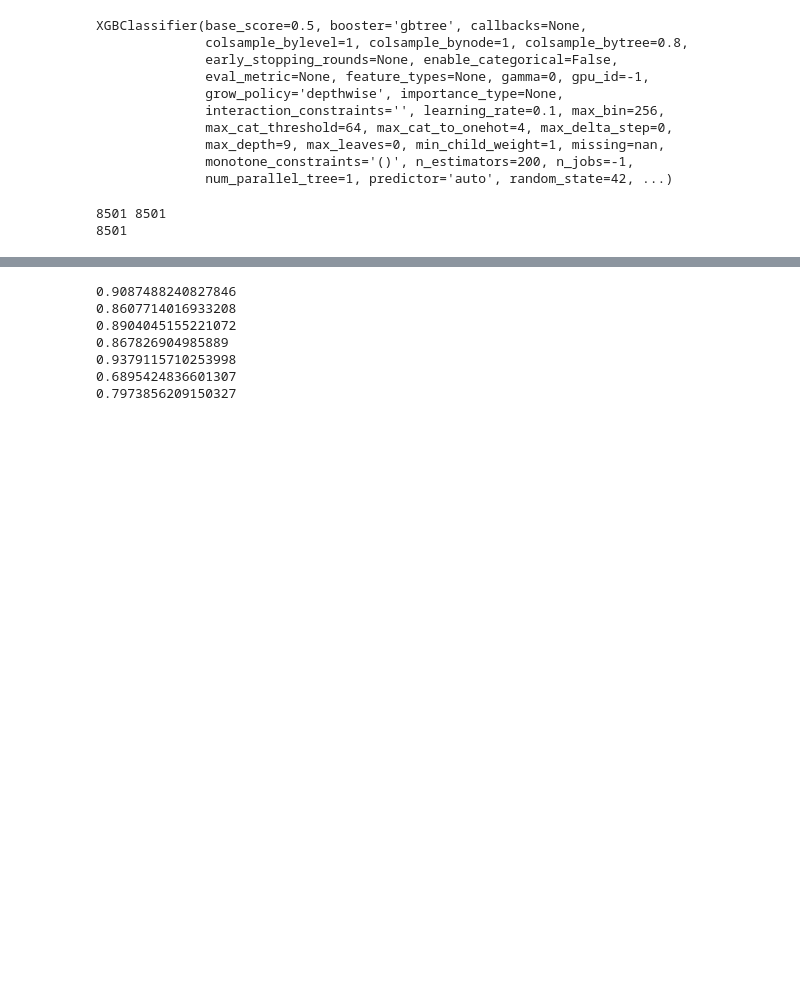
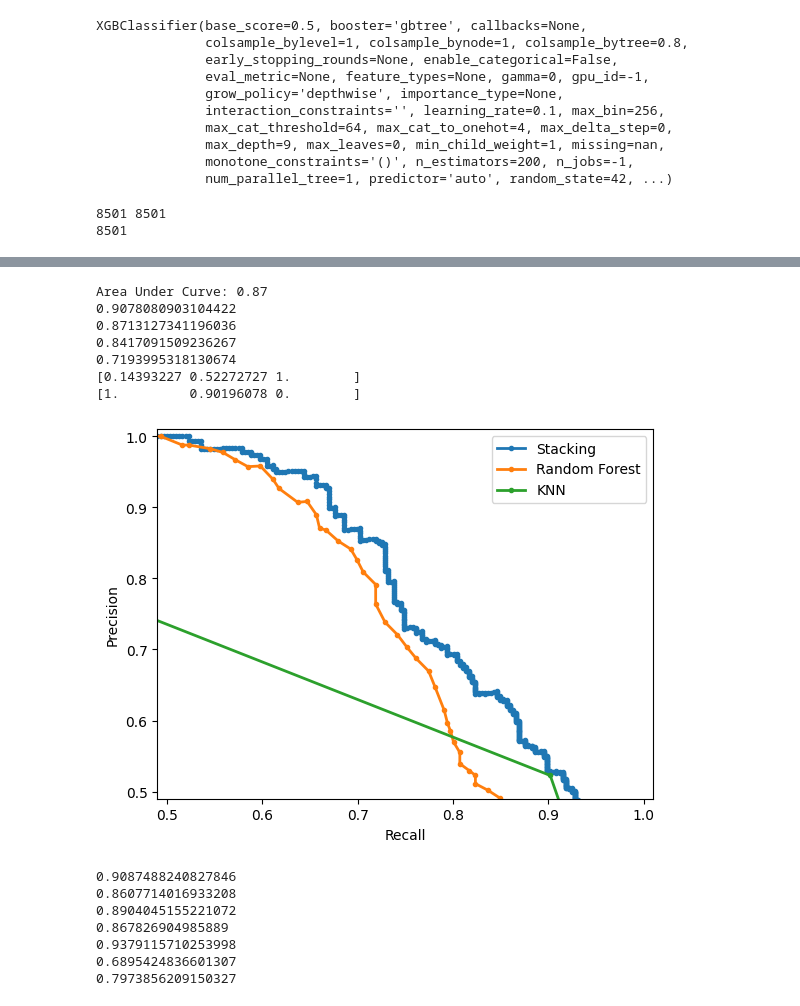
Before and after one commit to 25benjaminli/zoonotic-prediction, a Jupyter notebook: train_and_vis/models.ipynb, the cells around one changed output, grey strips where cells are left out. Saved outputs shown, nothing was run; the diff lists cells and outputs as text; code cells hidden in the pictures; blank space fills up the shorter version.

```diff
--- a/train_and_vis/models.ipynb
+++ b/train_and_vis/models.ipynb
@@ -1062,7 +1074,7 @@ class StackingClassifier():
 # %%
 #LogisticRegression(C = 1, random_state=42, solver='saga')
 
-em = StackingClassifier(classifiers = [mlp, randforest, xgb1], use_probas = False, meta_classifier = BalancedBaggingClassifier(base_estimator=LogisticRegression(C = 1, random_state=42, solver='saga'), n_estimators=1, random_state=42))
+em = StackingClassifier(classifiers = [mlp, randforest, xgb1], use_probas = False, meta_classifier = LogisticRegression(C = 1, random_state=42, solver='saga'))
 
 em.fit_pretrained(X_train.values, y_train)
 # %% [output]
@@ -1273,0 +1100,9 @@ Area Under Curve: 0.86
+# %%
+# knn researchers
+ds = dataset['f3-4']
+X, y = ds['X'], ds['y']
+X_train, X_test, y_train, y_test = train_test_split(X, y, test_size=0.2, random_state=42)
+
+# knn
+knn = BalancedBaggingClassifier(base_estimator=KNeighborsClassifier(n_neighbors=1, n_jobs=-1), n_estimators=1, n_jobs=-1)
+knn.fit(X_train, y_train)
@@ -1274,3 +1113,69 @@ Area Under Curve: 0.86
+# %%
+ds = dataset['f2-4']
+X, y = ds['X'], ds['y']
+X_train, X_test, y_train, y_test = train_test_split(X, y, test_size=0.2, random_state=42)
+
+precision, recall, thresholds = precision_recall_curve(y_test, em.predict_proba(X_test)[:,1])
+area = auc(recall, precision)
+
+print('Area Under Curve: %.2f' % area)
+
+print(accuracy_score(y_test, em.predict(X_test)))
+
+# pickle.dump(em, open('models/curr_models/custom-ensemble-f2-4.pkl', 'wb'))
+# print(average_precision_score(y_test, em.predict_proba(X_test)[:,1]))
+
+# plot precision-recall curve
+plt.plot(recall, precision, marker='.', label='Stacking', linewidth=2)
+
+# get precision recall curve
+# plot the precision-recall curves
+print(auc(recall, precision))
+
+no_skill = len(y_test[y_test==1]) / len(y_test)
+# plt.plot([0, 1], [no_skill, no_skill], linestyle='--', label='No Skill', linewidth=2)
+
+# precision, recall, thresholds = precision_recall_curve(y_test, xgb1.predict_proba(X_test)[:, 1])
+# plt.plot(recall, precision, marker='.', label='XGBoost')
+
+
+# plot precision recall for knn
+precision, recall, thresholds = precision_recall_curve(y_test, randforest.predict_proba(X_test)[:, 1])
+plt.plot(recall, precision, marker='.', label='Random Forest', linewidth=2)
+print(auc(recall, precision))
+
+# precision, recall, thresholds = precision_recall_curve(y_test, mlp.predict_proba(X_test)[:, 1])
+# plt.plot(recall, precision, marker='.', label='MLP', linewidth=2)
+# print(auc(recall, precision))
+ds = dataset['f3-4']
+X, y = ds['X'], ds['y']
+X_train, X_test, y_train, y_test = train_test_split(X, y, test_size=0.2, random_state=42)
+
+precision, recall, thresholds = precision_recall_curve(y_test, knn.predict_proba(X_test)[:, 1])
+plt.xlim([0.49, 1.01])
+plt.ylim([0.49, 1.01])
+plt.plot(recall, precision, marker='.', label='KNN', linewidth=2)
+print(auc(recall, precision))
+
+print(precision)
+print(recall)
+
+# axis labels
+plt.xlabel('Recall')
+plt.ylabel('Precision')
+# show the legend
+plt.legend()
+# show the plot
+plt.show()
+# %% [output]
+Area Under Curve: 0.87
+0.9078080903104422
+0.8713127341196036
+0.8417091509236267
+0.7193995318130674
+[0.14393227 0.52272727 1.        ]
+[1.         0.90196078 0.        ]
+[figure, added]
 # %%
 print(accuracy_score(y_test, em.predict(X_test)))
 print(accuracy_score(y_test, knn.predict(X_test)))
```
Also changed, not shown: parts of 8 cells of this notebook, 5 other files.
